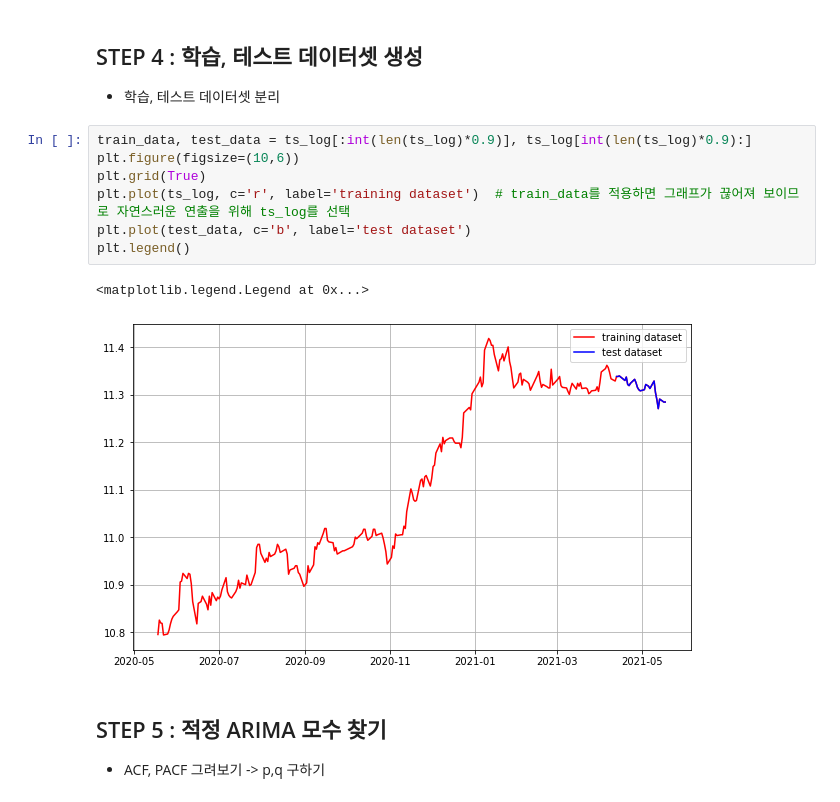
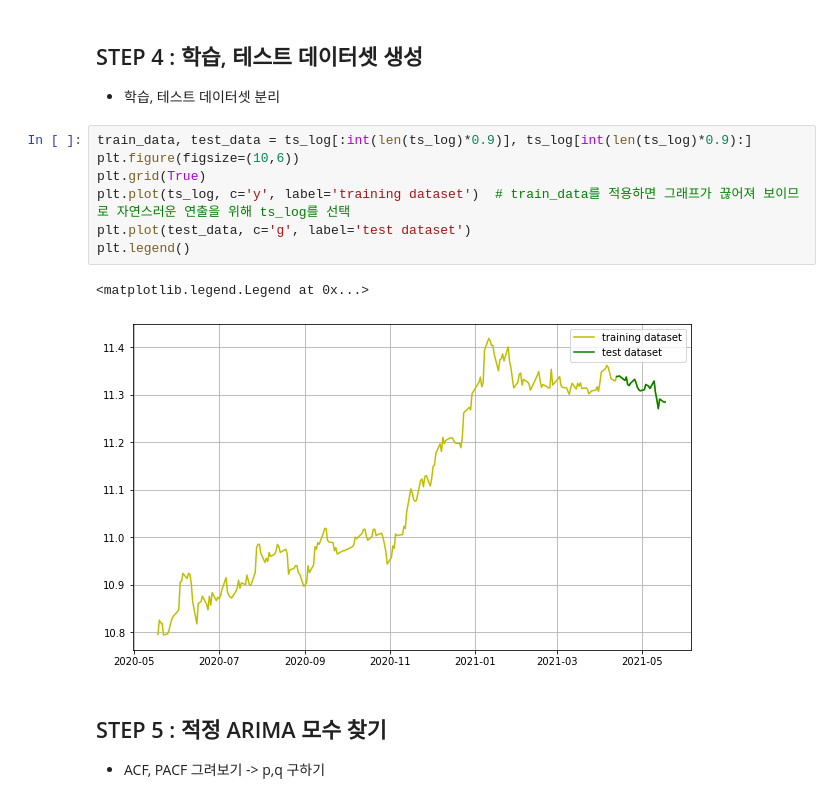
Before and after one commit to nidolight/Aiffel_Exploration, a Jupyter notebook: [E-11]stock-forecast/[E-11]stock-forecast.ipynb, the cells around one changed output. Cells and saved outputs as stored; diff of their text form.

```diff
--- a/[E-11]stock-forecast/[E-11]stock-forecast.ipynb
+++ b/[E-11]stock-forecast/[E-11]stock-forecast.ipynb
@@ -131,13 +126,13 @@ dtype: float64
 # %%
 train_data, test_data = ts_log[:int(len(ts_log)*0.9)], ts_log[int(len(ts_log)*0.9):]
 plt.figure(figsize=(10,6))
 plt.grid(True)
-plt.plot(ts_log, c='r', label='training dataset')  # train_data를 적용하면 그래프가 끊어져 보이므로 자연스러운 연출을 위해 ts_log를 선택
-plt.plot(test_data, c='b', label='test dataset')
+plt.plot(ts_log, c='y', label='training dataset')  # train_data를 적용하면 그래프가 끊어져 보이므로 자연스러운 연출을 위해 ts_log를 선택
+plt.plot(test_data, c='g', label='test dataset')
 plt.legend()
 # %% [output]
 <matplotlib.legend.Legend at 0x...>
-[figure, old version]
+[figure, new version]
 # %% [markdown]
 ## STEP 5 : 적정 ARIMA 모수 찾기
 
```
Also changed, not shown: parts of 2 cells of this notebook, 3 other files.
